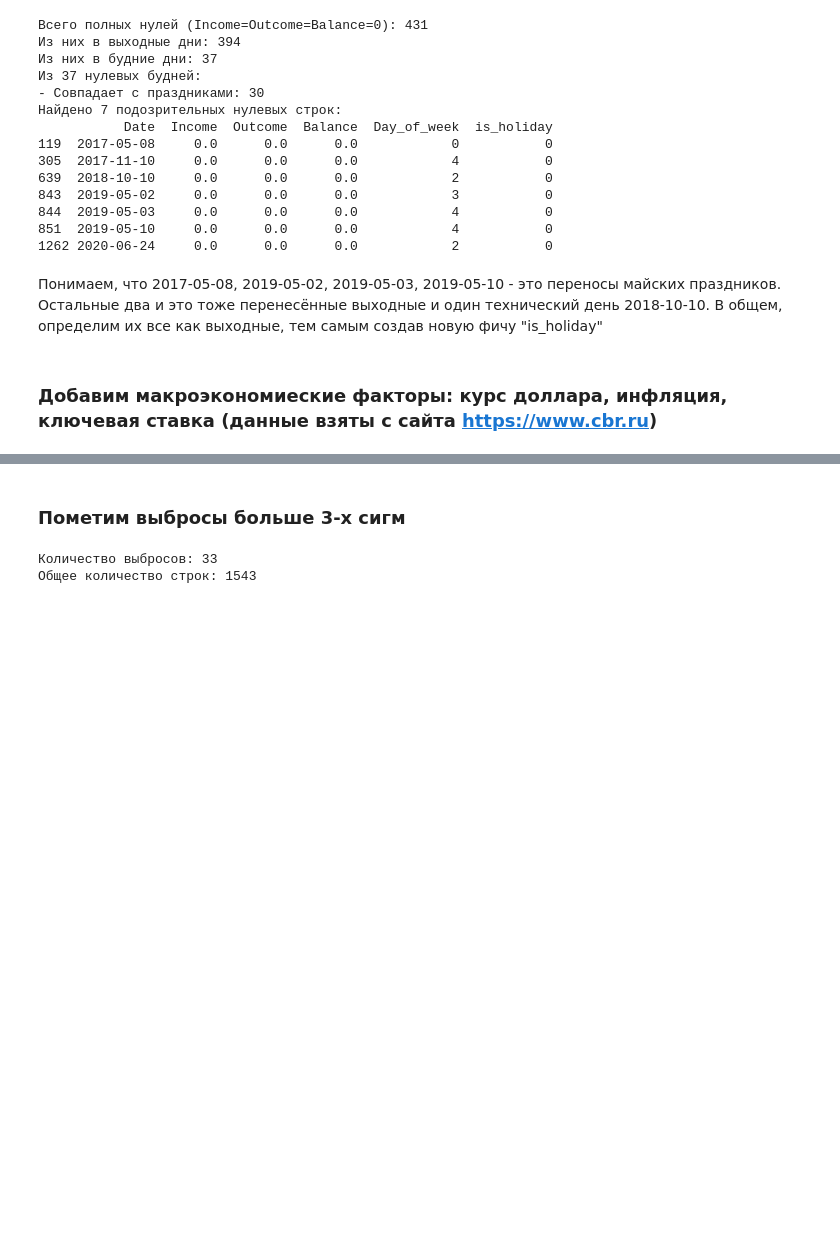
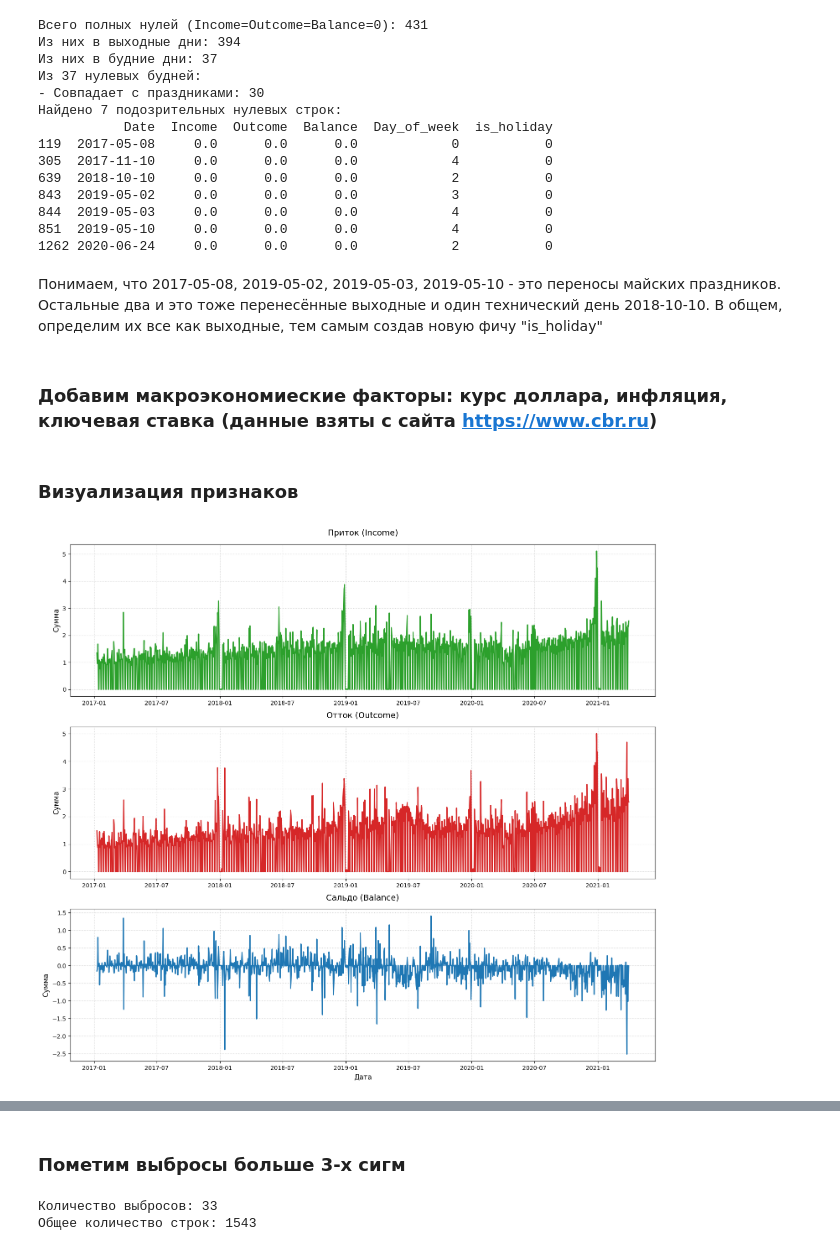
Before and after one commit to serovks/Balances_time_series, a Jupyter notebook: times_series_project.ipynb, the cells around one changed output, grey strips where cells are left out. Drawn from its saved outputs; the diff is of its cells as text; code cells hidden in the pictures; blank space fills up the shorter version.

```diff
--- a/times_series_project.ipynb
+++ b/times_series_project.ipynb
@@ -142,3 +143,35 @@ df = df.drop(columns=['Дата'])
 df = df.rename(columns={'Ключевая ставка, % годовых': 'Key_rate', 'Инфляция, % г/г': 'Inflation'})
 df['Key_rate'] = df['Key_rate'].bfill().ffill()
 df['Inflation'] = df['Inflation'].bfill().ffill()
+# %% [markdown]
+### Визуализация признаков
+# %%
+plt.figure(figsize=(18, 16))
+
+plt.subplot(3, 1, 1)
+# 1.1 Приток (Income)
+plt.plot(df['Date'], df['Income'], color='#2ca02c', linewidth=2)  # Зеленый
+plt.title('Приток (Income)', fontsize=14, pad=15)
+plt.ylabel('Сумма', fontsize=12)
+plt.grid(True, linestyle=':', alpha=0.7)
+plt.gca().xaxis.set_major_formatter(DateFormatter("%Y-%m"))
+
+
+# 1.2 Отток (Outcome)
+plt.subplot(3, 1, 2)
+plt.plot(df['Date'], df['Outcome'], color='#d62728', linewidth=2)  # Красный
+plt.title('Отток (Outcome)', fontsize=14, pad=15)
+plt.ylabel('Сумма', fontsize=12)
+plt.grid(True, linestyle=':', alpha=0.7)
+plt.gca().xaxis.set_major_formatter(DateFormatter("%Y-%m"))
+
+# 1.3 Сальдо (Balance)
+plt.subplot(3, 1, 3)
+plt.plot(df['Date'], df['Balance'], color='#1f77b4', linewidth=2)  # Синий
+plt.title('Сальдо (Balance)', fontsize=14, pad=15)
+plt.ylabel('Сумма', fontsize=12)
+plt.xlabel('Дата', fontsize=12)
+plt.grid(True, linestyle=':', alpha=0.7)
+plt.gca().xaxis.set_major_formatter(DateFormatter("%Y-%m"))
+# %% [output]
+[figure, added]
```
Also changed, not shown: parts of 6 cells of this notebook.
